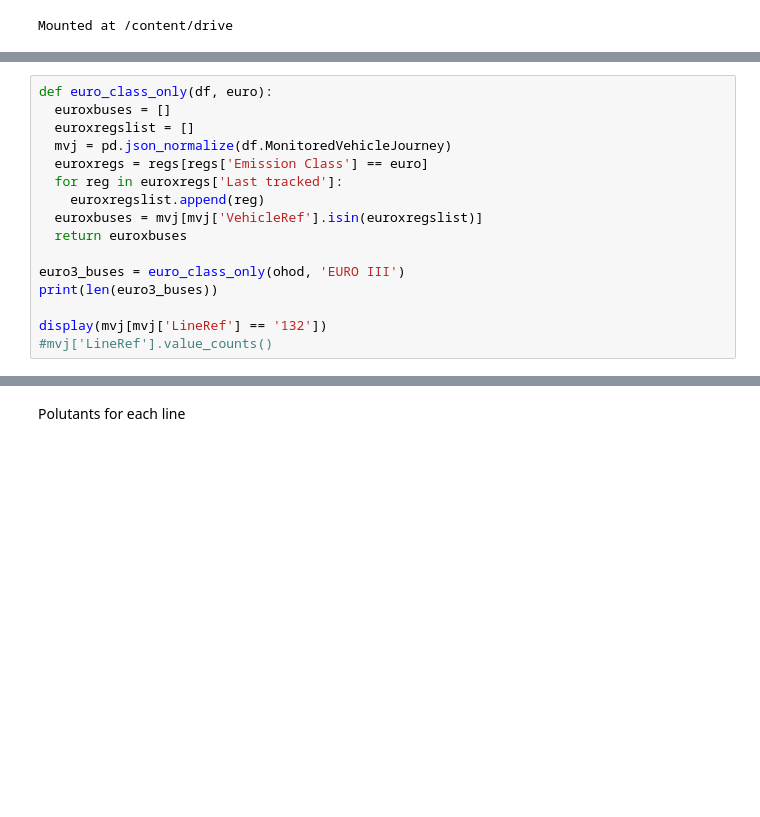
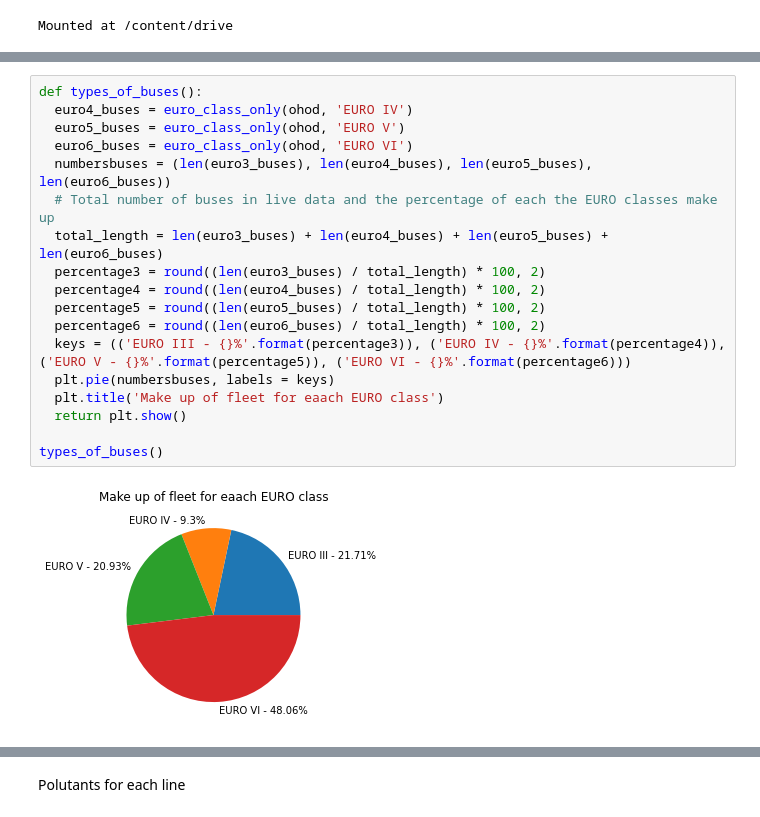
Before and after one commit to JackSandford/ECK, a Jupyter notebook: Self_data_project.ipynb, the cells around one changed output, grey strips where cells are left out. Drawn from its saved outputs; the diff is of its cells as text; blank space fills up the shorter version.

```diff
--- a/Self_data_project.ipynb
+++ b/Self_data_project.ipynb
@@ -84,16 +64,0 @@ Sorting for EURO III only
-# %%
-def euro_class_only(df, euro):
-  euroxbuses = []
-  euroxregslist = []
-  mvj = pd.json_normalize(df.MonitoredVehicleJourney)
-  euroxregs = regs[regs['Emission Class'] == euro]
-  for reg in euroxregs['Last tracked']:
-    euroxregslist.append(reg)
-  euroxbuses = mvj[mvj['VehicleRef'].isin(euroxregslist)]
-  return euroxbuses
-
-euro3_buses = euro_class_only(ohod, 'EURO III')
-print(len(euro3_buses))
-
-display(mvj[mvj['LineRef'] == '132'])
-#mvj['LineRef'].value_counts()
@@ -110 +65,21 @@ display(mvj[mvj['LineRef'] == '132'])
+# %%
+def types_of_buses():
+  euro4_buses = euro_class_only(ohod, 'EURO IV')
+  euro5_buses = euro_class_only(ohod, 'EURO V')
+  euro6_buses = euro_class_only(ohod, 'EURO VI')
+  numbersbuses = (len(euro3_buses), len(euro4_buses), len(euro5_buses), len(euro6_buses))
+  # Total number of buses in live data and the percentage of each the EURO classes make up
+  total_length = len(euro3_buses) + len(euro4_buses) + len(euro5_buses) + len(euro6_buses)
+  percentage3 = round((len(euro3_buses) / total_length) * 100, 2)
+  percentage4 = round((len(euro4_buses) / total_length) * 100, 2)
+  percentage5 = round((len(euro5_buses) / total_length) * 100, 2)
+  percentage6 = round((len(euro6_buses) / total_length) * 100, 2)
+  keys = (('EURO III - {}%'.format(percentage3)), ('EURO IV - {}%'.format(percentage4)), ('EURO V - {}%'.format(percentage5)), ('EURO VI - {}%'.format(percentage6)))
+  plt.pie(numbersbuses, labels = keys)
+  plt.title('Make up of fleet for eaach EURO class')
+  return plt.show()
+
+types_of_buses()
+# %% [output]
+[figure, added]
 # %% [markdown]
```
Also changed, not shown: parts of 17 cells of this notebook.
